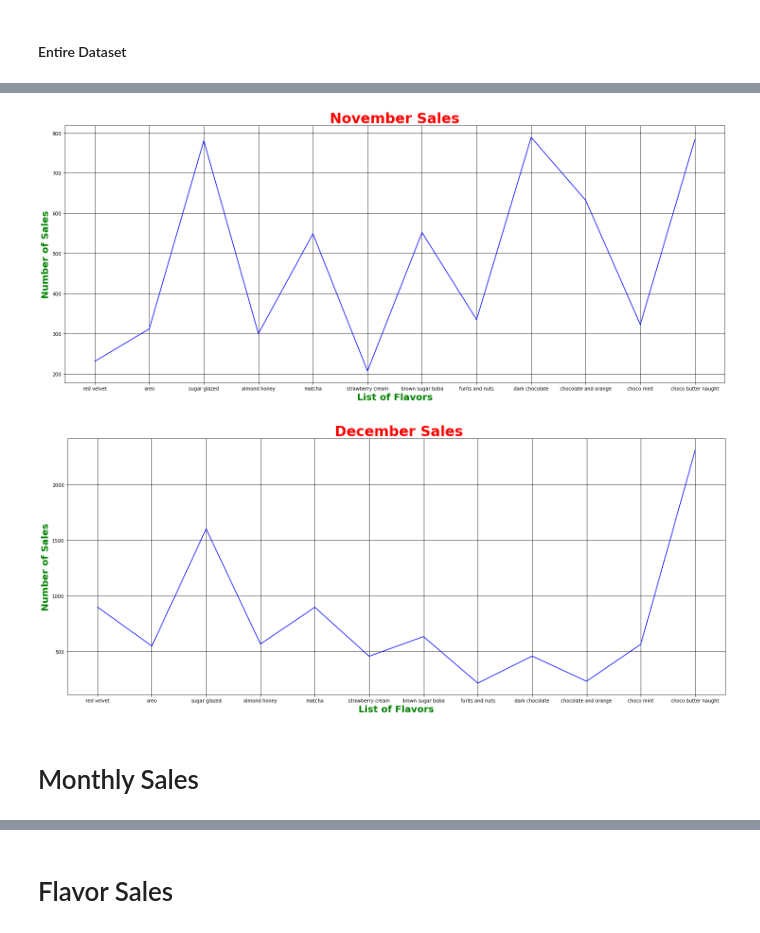
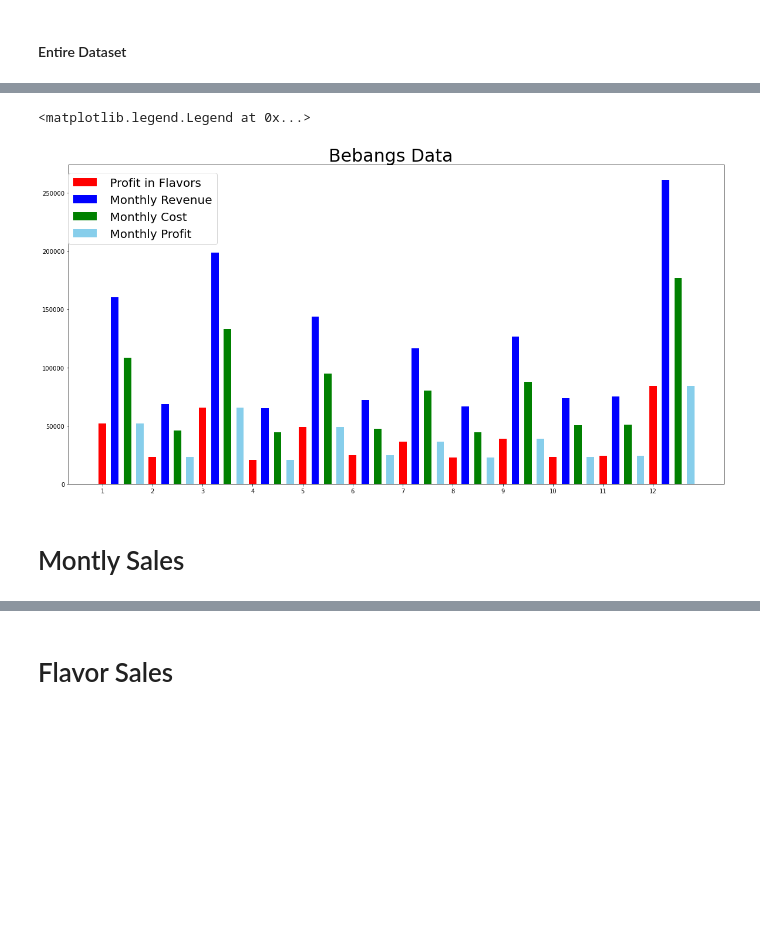
Before and after one commit to jericgiron/Bebang-Midterm-Case-Study, a Jupyter notebook: GIRON_LinAlg-Midterms.ipynb, the cells around one changed output, grey strips where cells are left out. Saved outputs shown, nothing was run; the diff lists cells and outputs as text; code cells hidden in the pictures; blank space fills up the shorter version.

```diff
--- a/GIRON_LinAlg-Midterms.ipynb
+++ b/GIRON_LinAlg-Midterms.ipynb
@@ -69,10 +69,11 @@ import numpy as np
 ### Vectorizing the data
 
 sales_mat = np.array(df_sales.set_index('flavor'))
-Prices_mat = np.array(df_prices)[0] ## reshape this vector to the appropriate size
-prices_mat = Prices_mat.reshape((12,1)) ##Reshaping it using np.reshape() function.
-Costs_mat = np.array(df_prices)[1] ## reshape this vector to the appropriate size
-costs_mat = Costs_mat.reshape((12,1)) ##Reshaping it using np.reshape() function.
+prices_mat = np.array(df_prices)[0]
+costs_mat = np.array(df_prices)[1]
+
+prices_mat = prices_mat.reshape((12,1))
+costs_mat = costs_mat.reshape((12,1))
 
 
 ## Do not alter these lines
@@ -101,9 +102,10 @@ Solving for the monthly profit will be the sum of all profits made on that month
 # %%
 #Create a function that *returns* and prints the monthly sales and profit for each month
 def monthly_sales(price, cost, sales):
-    monthly_revenue = sales_mat * prices_mat
-    monthly_costs = sales_mat * costs_mat
-    monthly_profits = monthly_revenue - monthly_costs
+
+    monthly_revenue = (sales_mat @ prices_mat)
+    monthly_costs = (sales_mat @ costs_mat)
+    monthly_profits = (monthly_revenue - monthly_costs)
 
     return monthly_revenue.flatten(), monthly_costs.flatten(), monthly_profits.flatten()
 # %%
@@ -175,9 +135,11 @@ The Profit For The Month Of December Is: 59208 Php
 # %%
 #Create a function that *returns* and prints the flavor profits for the whole year
 def flavor_sales(price, cost, sales):
-    flavor_revenue = sales_mat * prices_mat ##Same formulas I used.
-    flavor_costs = sales_mat * costs_mat
+
+    flavor_revenue = (sales_mat @ prices_mat)
+    flavor_costs = (sales_mat @ costs_mat)
     flavor_profits = flavor_revenue - flavor_costs
+
     return flavor_profits.flatten()
 # %%
 ### Do not alter this cell
@@ -411,26 +200,21 @@ plt.show()
-# %%
-plt.figure(figsize=(25,10))
-plt.title(' November Sales ', fontdict={'fontweight':'bold','fontsize':30}, color= 'r')
-
-plt.plot(df_sales.flavor, df_sales.november, color = 'b')
-plt.xlabel('List of Flavors', fontdict={'fontweight':'bold','fontsize':20}, color='g')
-plt.ylabel('Number of Sales', fontdict={'fontweight':'bold','fontsize':20},  color='g')
-
-plt.grid(color = 'black')
-plt.show()
-# %% [output]
-[figure, removed]
-# %%
-plt.figure(figsize=(25,10))
-plt.title(' December Sales', fontdict={'fontweight':'bold','fontsize':30}, color= 'r')
-
-plt.plot(df_sales.flavor, df_sales.december, color = 'b')
-plt.xlabel('List of Flavors', fontdict={'fontweight':'bold','fontsize':20}, color='g')
-plt.ylabel('Number of Sales', fontdict={'fontweight':'bold','fontsize':20},  color='g')
-
-plt.grid(color = 'black')
-plt.show()
-# %% [output]
-[figure, removed]
+# %%
+plt.figure(figsize=(20,10))
+x=np.arange(12)
+
+Match = [1,2,3,4,5,6,7,8,9,10,11,12]
+
+plt.bar(x+0.00,flavor_profit, color = 'r', width = 0.15, label =" Profit in Flavors")
+plt.bar(x+0.25,month_rev, color = 'b', width = 0.15, label =" Monthly Revenue")
+plt.bar(x+0.50,month_cost, color = 'g', width = 0.15, label =" Monthly Cost")
+plt.bar(x+0.75,month_profit, color = 'skyblue', width = 0.15, label =" Monthly Profit")
+
+
+plt.xticks(x,Match)
+plt.title('Bebangs Data  ', fontsize = 30)
+
+plt.legend(fontsize=20, loc =(0,.75))
+# %% [output]
+<matplotlib.legend.Legend at 0x...>
+[figure, added]
 # %% [markdown]
-# Monthly Sales
+# Montly Sales
```
Also changed, not shown: parts of 24 cells of this notebook.
